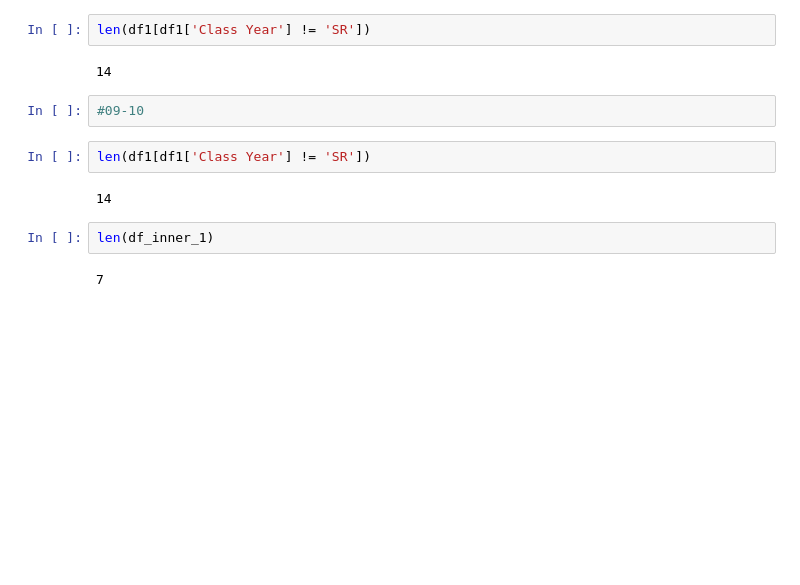
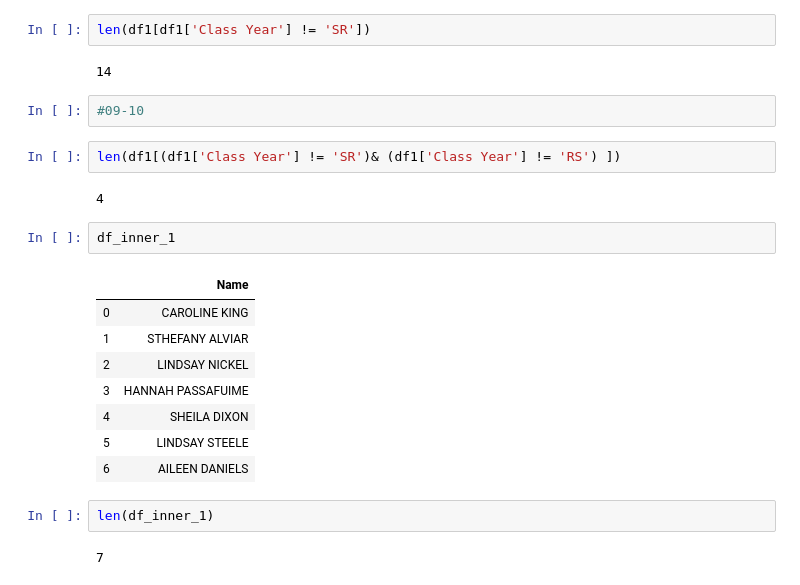
Before and after one commit to kpananjady/Brown-basketball, a Jupyter notebook: Final/Women's analysis.ipynb, the cells around one changed output. Drawn from its saved outputs; the diff is of its cells as text; blank space fills up the shorter version.

```diff
--- a/Final/Women's analysis.ipynb
+++ b/Final/Women's analysis.ipynb
@@ -180,9 +180,20 @@ len(df1[df1['Class Year'] != 'SR'])
 # %%
 #09-10
 # %%
-len(df1[df1['Class Year'] != 'SR'])
+len(df1[(df1['Class Year'] != 'SR')& (df1['Class Year'] != 'RS') ])
 # %% [output]
-14
+4
+# %%
+df_inner_1
+# %% [output]
+|  | Name |
+| 0 | CAROLINE KING |
+| 1 | STHEFANY ALVIAR |
+| 2 | LINDSAY NICKEL |
+| 3 | HANNAH PASSAFUIME |
+| 4 | SHEILA DIXON |
+| 5 | LINDSAY STEELE |
+| 6 | AILEEN DANIELS |
 # %%
 len(df_inner_1)
 # %% [output]
```
Also changed, not shown: 3 other files.
